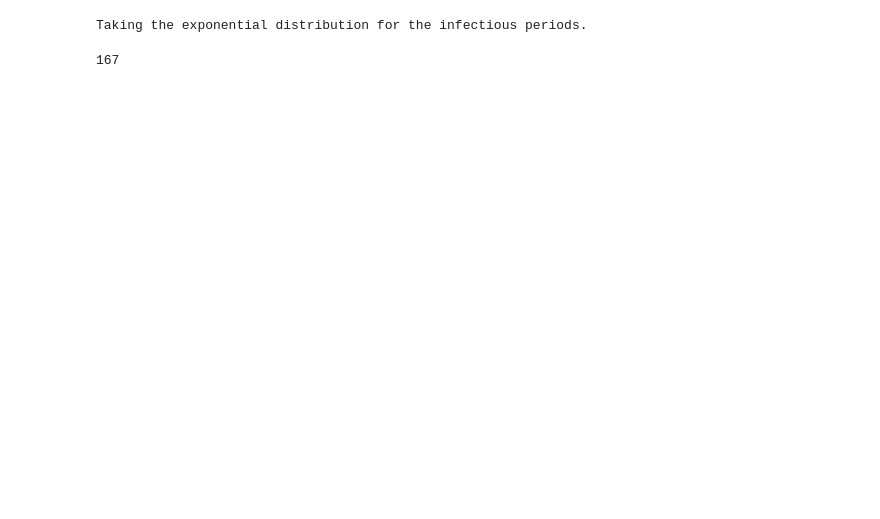
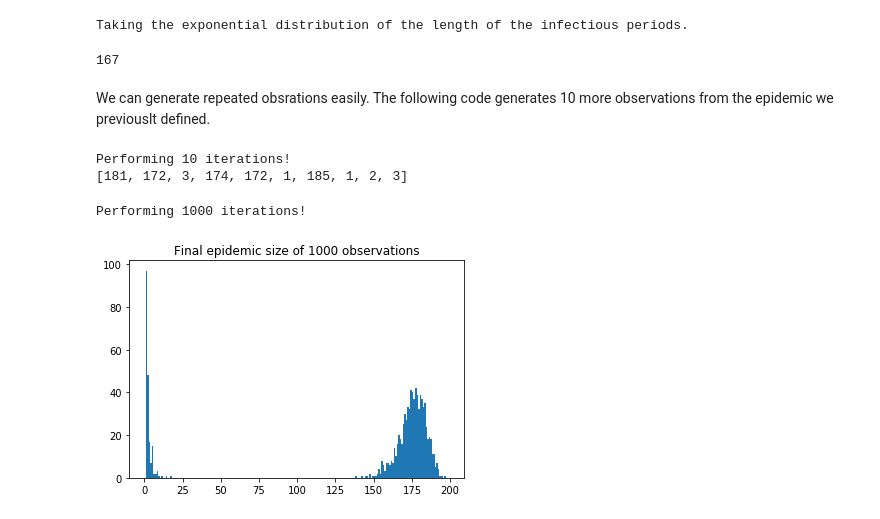
Before and after one commit to martyn1fyles/Network-Epidemic-Simulation, a Jupyter notebook: Demo Notebook (Simple).ipynb, the cells around one changed output. Cells and saved outputs as stored; diff of their text form; code cells hidden in the pictures; blank space fills up the shorter version.

```diff
--- a/Demo Notebook (Simple).ipynb
+++ b/Demo Notebook (Simple).ipynb
@@ -5,8 +19,24 @@ This is my little notebook that sees how everything runs
 # %%
 from simulation_code import SIR_Selke
 import numpy as np
-simulation_class = SIR_Selke(200,0.008, 1.5, 5)
-simulation_class.gen_final_size()
+import matplotlib.pyplot as plt
+
+simulation_class = SIR_Selke(N = 200, beta = 0.008, I_parameters = 1.5, infected_started = 1)
+simulation_class.compute_final_size()
 # %% [output]
-Taking the exponential distribution for the infectious periods.
+Taking the exponential distribution of the length of the infectious periods.
 167
+# %% [markdown]
+We can generate repeated obsrations easily. The following code generates 10 more observations from the epidemic we previouslt defined.
+# %%
+data = simulation_class.sim_final_size(10)
+print(data)
+# %% [output]
+Performing 10 iterations!
+[181, 172, 3, 174, 172, 1, 185, 1, 2, 3]
+# %%
+simulation_class.sim_final_size(1000)
+simulation_class.plot_hist()
+# %% [output]
+Performing 1000 iterations!
+[figure, added]
```
Also changed, not shown: parts of 8 cells of this notebook, 4 other files.
